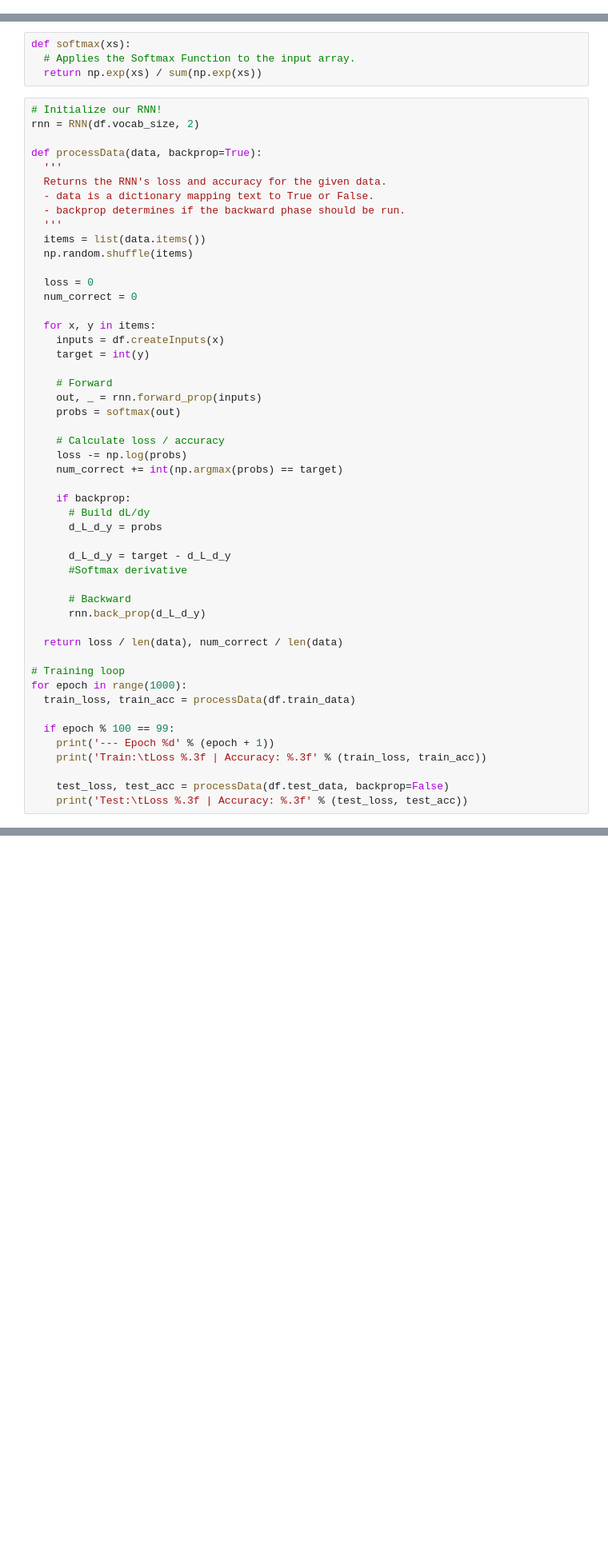
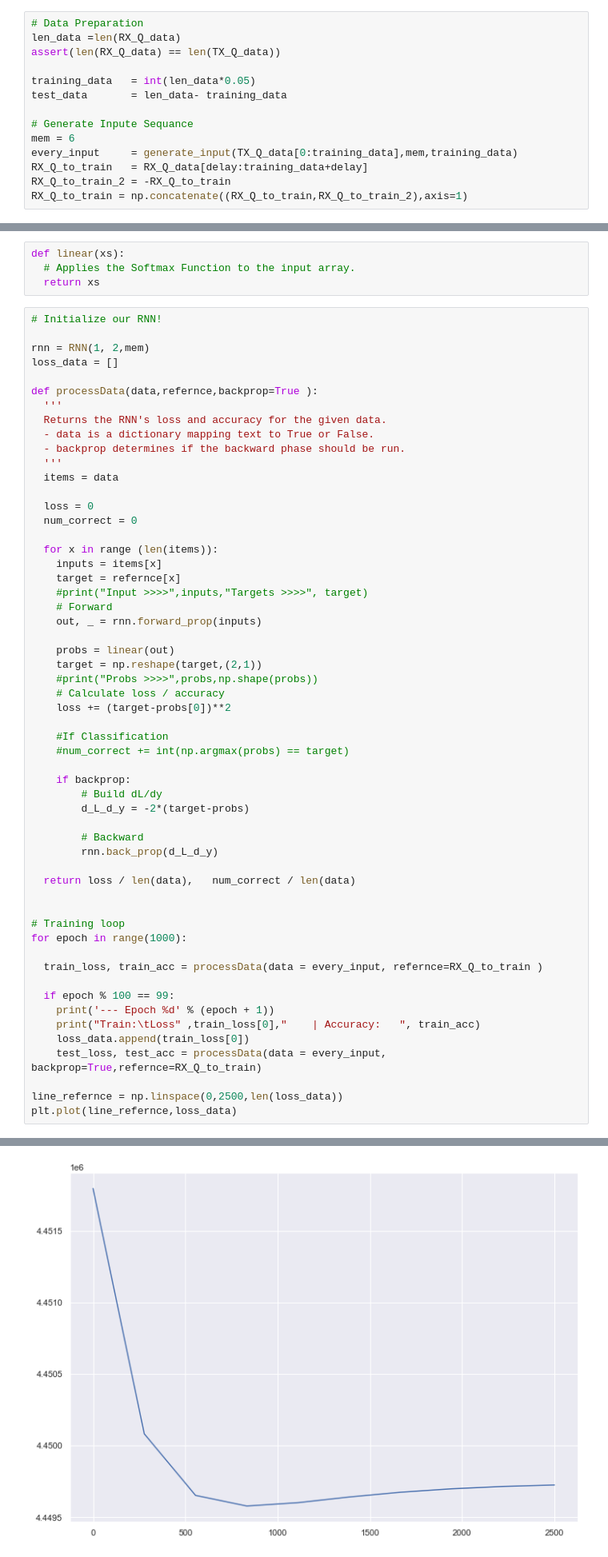
Before and after one commit to EnesErcin/Recursive_Least-Squares_Algorithm, a Jupyter notebook: By using Python/Recurrent Neural Network/RNN.ipynb, the cells around one changed output, grey strips where cells are left out. Shown at 80% size. Drawn from its saved outputs; the diff is of its cells as text; blank space fills up the shorter version.

```diff
--- a/By using Python/Recurrent Neural Network/RNN.ipynb
+++ b/By using Python/Recurrent Neural Network/RNN.ipynb
@@ -6,0 +60,14 @@ import Data as df
+# %%
+# Data Preparation
+len_data =len(RX_Q_data)
+assert(len(RX_Q_data) == len(TX_Q_data))
+
+training_data   = int(len_data*0.05)
+test_data       = len_data- training_data
+
+# Generate Inpute Sequance
+mem = 6
+every_input     = generate_input(TX_Q_data[0:training_data],mem,training_data)
+RX_Q_to_train   = RX_Q_data[delay:training_data+delay]
+RX_Q_to_train_2 = -RX_Q_to_train
+RX_Q_to_train = np.concatenate((RX_Q_to_train,RX_Q_to_train_2),axis=1)
@@ -66,55 +163,61 @@ rnn = RNN(df.vocab_size, 1)
 # %%
-def softmax(xs):
+def linear(xs):
   # Applies the Softmax Function to the input array.
-  return np.exp(xs) / sum(np.exp(xs))
+  return xs
 # %%
 # Initialize our RNN!
-rnn = RNN(df.vocab_size, 2)
 
-def processData(data, backprop=True):
+rnn = RNN(1, 2,mem)
+loss_data = []
+
+def processData(data,refernce,backprop=True ):
   '''
   Returns the RNN's loss and accuracy for the given data.
   - data is a dictionary mapping text to True or False.
   - backprop determines if the backward phase should be run.
   '''
-  items = list(data.items())
-  np.random.shuffle(items)
+  items = data
 
   loss = 0
   num_correct = 0
 
-  for x, y in items:
-    inputs = df.createInputs(x)
-    target = int(y)
-
+  for x in range (len(items)):
+    inputs = items[x]
+    target = refernce[x]
+    #print("Input >>>>",inputs,"Targets >>>>", target)
     # Forward
     out, _ = rnn.forward_prop(inputs)
-    probs = softmax(out)
 
+    probs = linear(out)
+    target = np.reshape(target,(2,1))
+    #print("Probs >>>>",probs,np.shape(probs))
     # Calculate loss / accuracy
-    loss -= np.log(probs)
-    num_correct += int(np.argmax(probs) == target)
+    loss += (target-probs[0])**2
+
+    #If Classification
+    #num_correct += int(np.argmax(probs) == target)
 
     if backprop:
-      # Build dL/dy
-      d_L_d_y = probs
+        # Build dL/dy
+        d_L_d_y = -2*(target-probs)
 
-      d_L_d_y = target - d_L_d_y
-      #Softmax derivative
+        # Backward
+        rnn.back_prop(d_L_d_y)
 
-      # Backward
-      rnn.back_prop(d_L_d_y)
+  return loss / len(data),   num_correct / len(data)
 
-  return loss / len(data), num_correct / len(data)
 
 # Training loop
 for epoch in range(1000):
-  train_loss, train_acc = processData(df.train_data)
+
+  train_loss, train_acc = processData(data = every_input, refernce=RX_Q_to_train )
 
   if epoch % 100 == 99:
     print('--- Epoch %d' % (epoch + 1))
-    print('Train:\tLoss %.3f | Accuracy: %.3f' % (train_loss, train_acc))
+    print("Train:\tLoss" ,train_loss[0],"    | Accuracy:   ", train_acc)
+    loss_data.append(train_loss[0])
+    test_loss, test_acc = processData(data = every_input, backprop=True,refernce=RX_Q_to_train)
 
-    test_loss, test_acc = processData(df.test_data, backprop=False)
-    print('Test:\tLoss %.3f | Accuracy: %.3f' % (test_loss, test_acc))
+line_refernce = np.linspace(0,2500,len(loss_data))
+plt.plot(line_refernce,loss_data)
 # %% [output]
@@ -121,0 +245 @@ ValueError: matmul: Input operand 1 does not have enough dimensions (has 0, gufu
+[figure, added]
```
Also changed, not shown: parts of 19 cells of this notebook, 8 other files.
